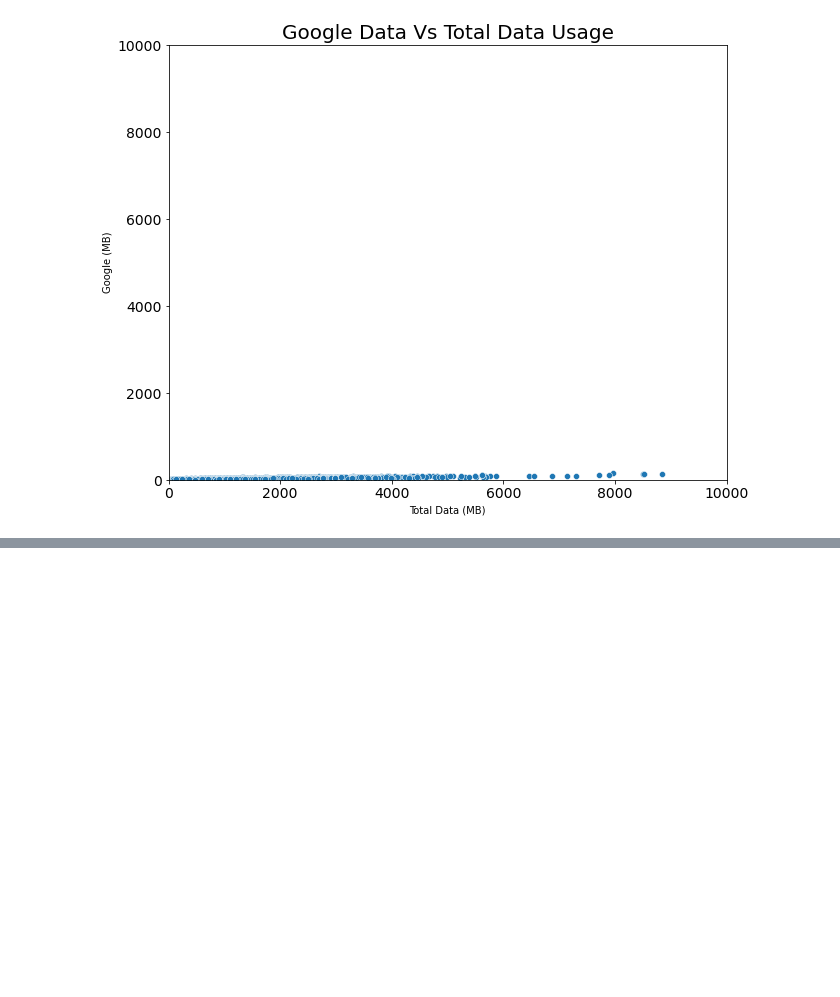
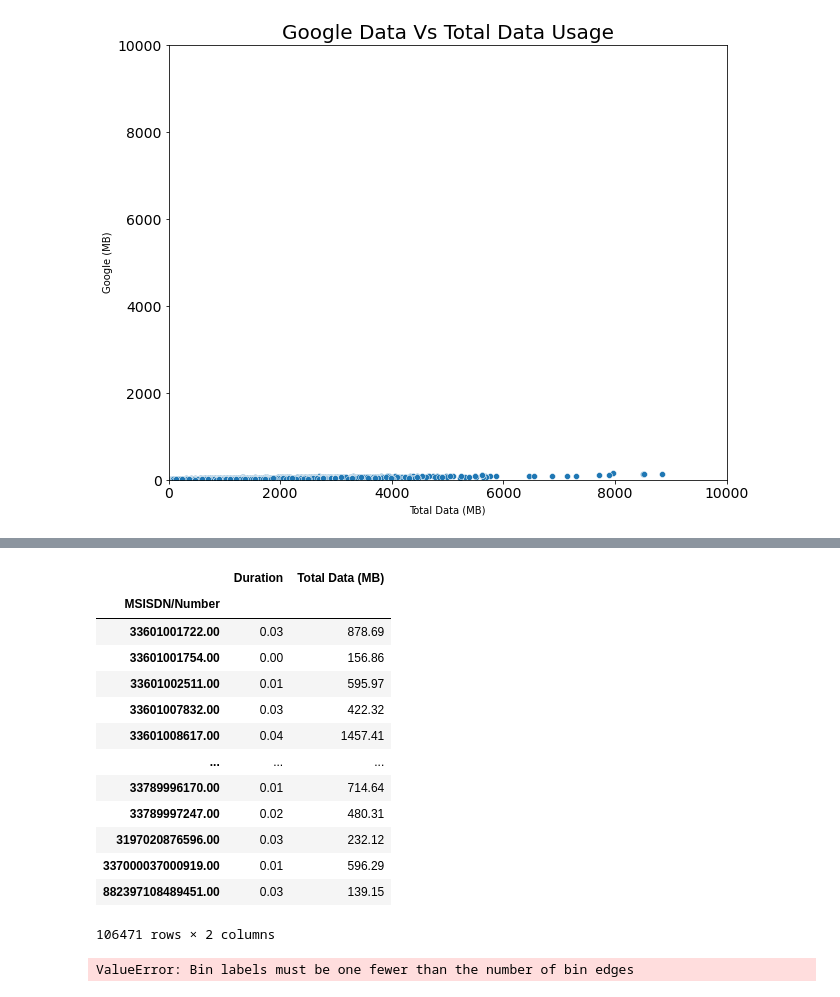
Before and after one commit to yonamg/Telecom-Data-Analysis, a Jupyter notebook: notebook/user_overview_analysis.ipynb, the cells around one changed output, grey strips where cells are left out. Saved outputs shown, nothing was run; the diff lists cells and outputs as text; code cells hidden in the pictures; blank space fills up the shorter version.

```diff
--- a/notebook/user_overview_analysis.ipynb
+++ b/notebook/user_overview_analysis.ipynb
@@ -394,0 +409,29 @@ plot_scatter(user, 'Total Data (MB)', 'Google (MB)', 'Google Data Vs Total Data
+# %%
+scaled_explore_feature_df = explore_feature_df[['MSISDN/Number', 'Total Data (MB)', 'Dur. (sec)']]
+
+scaled_explore_feature_df['Dur. (sec)'] = explore_feature_df['Dur. (sec)']/1000
+scaled_explore_feature_df = scaled_explore_feature_df.rename(columns={'Dur. (sec)': 'Duration'})
+# %%
+scaled_explore_feature_df_agg = scaled_explore_feature_df.groupby('MSISDN/Number').agg({'Duration':'sum', 'Total Data (MB)': 'sum'})
+# %%
+scaled_explore_feature_df_agg
+# %% [output]
+|  | Duration | Total Data (MB) |
+| MSISDN/Number |  |  |
+| 33601001722.00 | 0.03 | 878.69 |
+| 33601001754.00 | 0.00 | 156.86 |
+| 33601002511.00 | 0.01 | 595.97 |
+| 33601007832.00 | 0.03 | 422.32 |
+| 33601008617.00 | 0.04 | 1457.41 |
+| ... | ... | ... |
+| 33789996170.00 | 0.01 | 714.64 |
+| 33789997247.00 | 0.02 | 480.31 |
+| 3197020876596.00 | 0.03 | 232.12 |
+| 337000037000919.00 | 0.01 | 596.29 |
+| 882397108489451.00 | 0.03 | 139.15 |
+106471 rows × 2 columns
+# %%
+deciles = pd.qcut(scaled_explore_feature_df_agg['Duration'], 6, labels=["1st_decile", "2nd_decile",
+                                                      "3rd_decile", "4th_decile", "5th_decile"], duplicates='drop')
+# %% [output]
+ValueError: Bin labels must be one fewer than the number of bin edges
```
Also changed, not shown: parts of 4 cells of this notebook.
